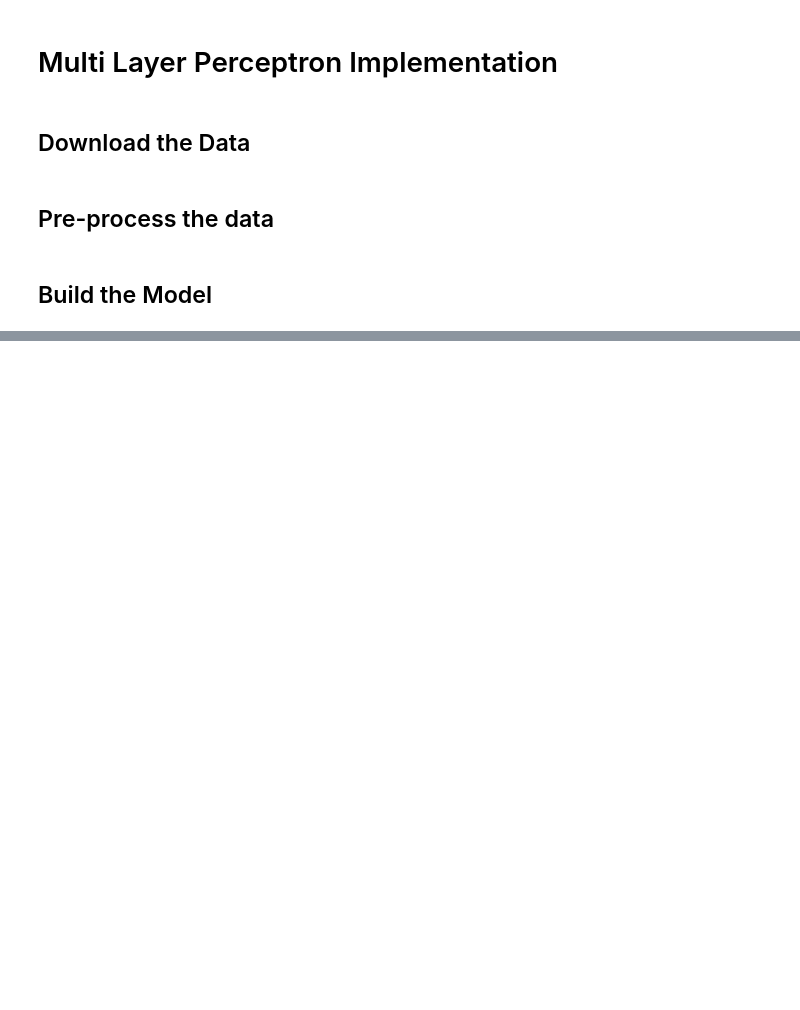
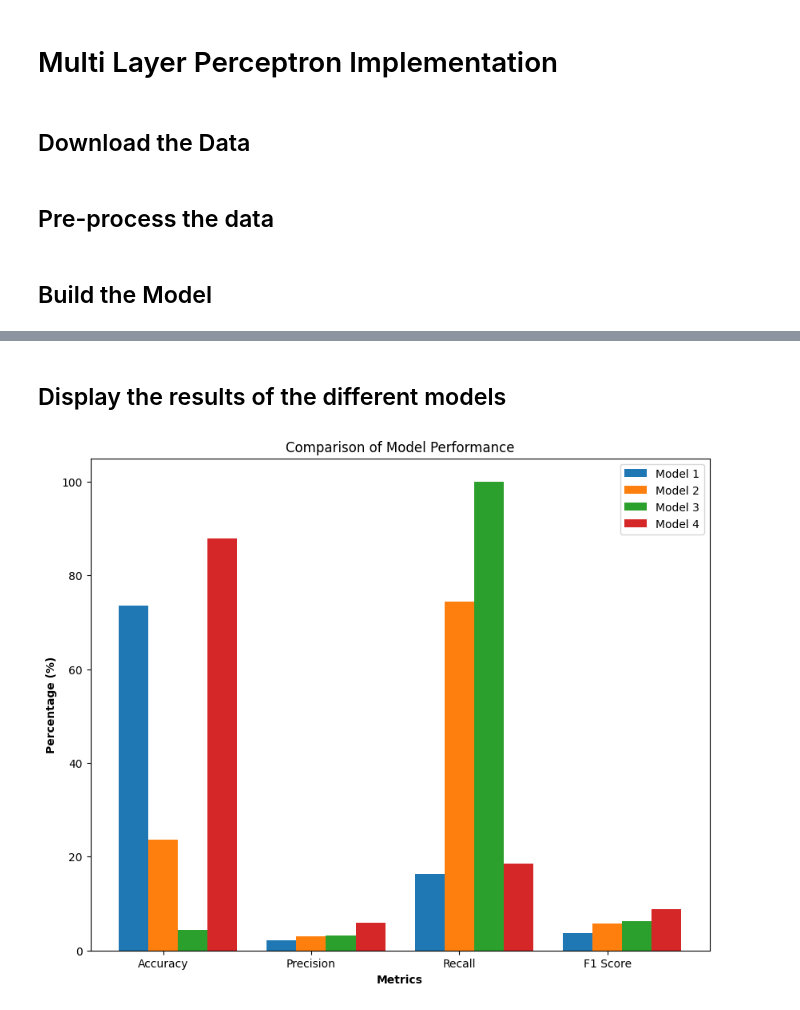
Before and after one commit to CarlosRabat/ML-Project, a Jupyter notebook: MLP.ipynb, the cells around one changed output, grey strips where cells are left out. Saved outputs shown, nothing was run; the diff lists cells and outputs as text; code cells hidden in the pictures; blank space fills up the shorter version.

```diff
--- a/MLP.ipynb
+++ b/MLP.ipynb
@@ -94,0 +141,12 @@ F1 Score: 0.07499995073297389
+# %%
+model_1 = create_model_1()
+model_2 = create_model_2()
+model_3 = create_model_3()
+model_4 = create_model_4()
+
+models = [model_1, model_2, model_3, model_4]
+model_metrics = []
+
+for model in models:
+    loss, accuracy, precision, recall, f1_score = evaluate_model(model)
+    model_metrics.append([accuracy, precision, recall, f1_score])
@@ -94,0 +171,36 @@ F1 Score: 0.07499995073297389
+# %% [markdown]
+## Display the results of the different models
+# %%
+import matplotlib.pyplot as plt
+import numpy as np
+
+
+# Convert metrics to percentages for visualization
+model_metrics_percentages = [[metric * 100 for metric in model] for model in model_metrics]
+
+# Metrics labels (excluding Loss)
+metrics_labels = ['Accuracy', 'Precision', 'Recall', 'F1 Score']
+models_labels = ['Model 1', 'Model 2', 'Model 3', 'Model 4']
+
+# Setting up the plot
+fig, ax = plt.subplots(figsize=(10, 8))
+
+# Bar width
+bar_width = 0.2
+
+# Positions of the bars on the x-axis
+r = np.arange(len(metrics_labels))
+
+for i, model in enumerate(model_metrics_percentages):
+    # Plot each model's metrics
+    plt.bar(r + i * bar_width, model, width=bar_width, label=models_labels[i])
+
+plt.xlabel('Metrics', fontweight='bold')
+plt.ylabel('Percentage (%)', fontweight='bold')
+plt.xticks([r + bar_width for r in range(len(metrics_labels))], metrics_labels)
+
+plt.legend()
+plt.title('Comparison of Model Performance')
+plt.show()
+# %% [output]
+[figure, added]
```
Also changed, not shown: parts of 10 cells of this notebook.
